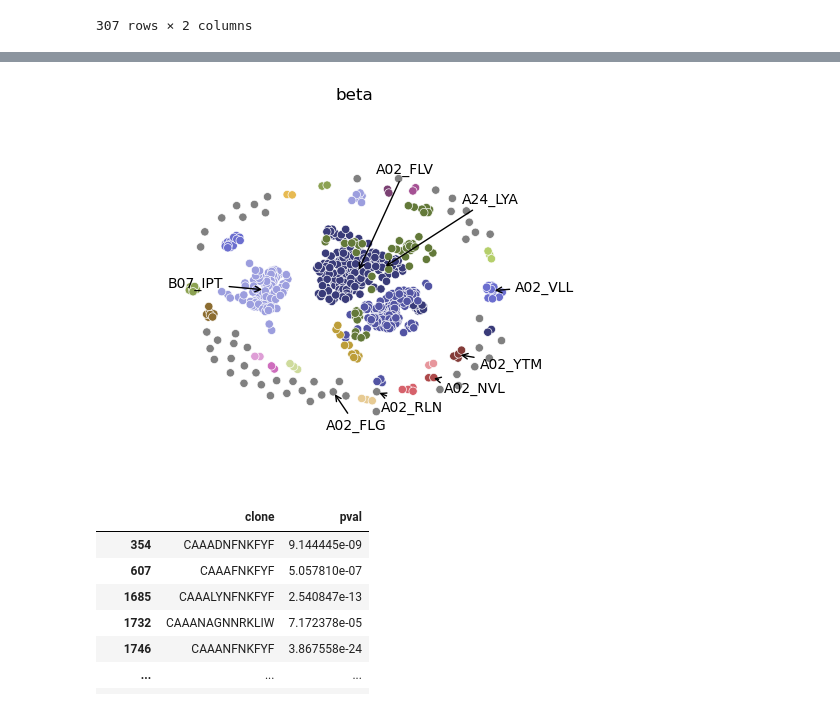
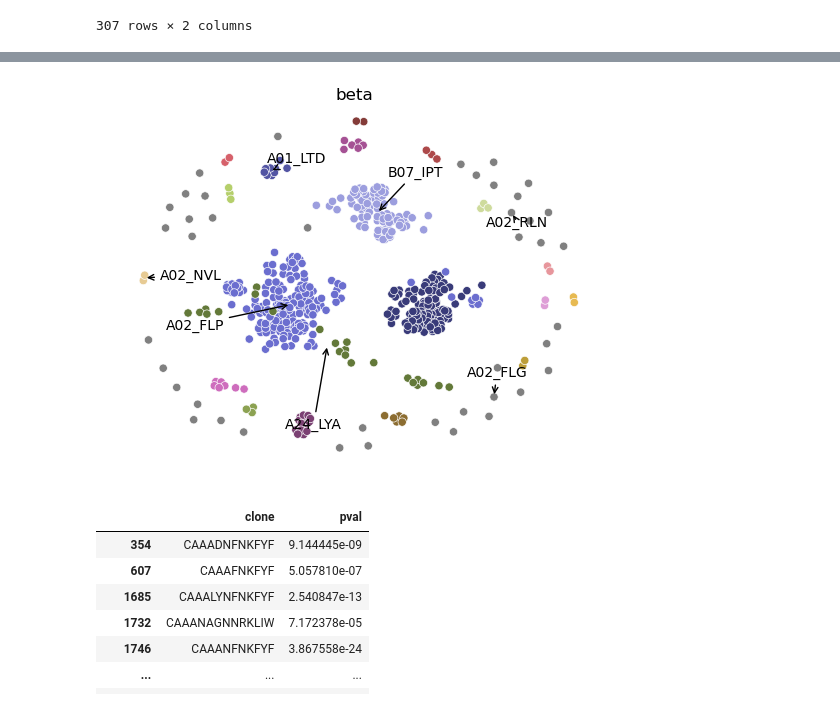
Before and after one commit to antigenomics/tcr-covid-classifier, a Jupyter notebook: notebooks/pvals_analysis.ipynb, the cells around one changed output, grey strips where cells are left out. Drawn from its saved outputs; the diff is of its cells as text; code cells hidden in the pictures.

```diff
--- a/notebooks/pvals_analysis.ipynb
+++ b/notebooks/pvals_analysis.ipynb
@@ -95,5 +134,5 @@ beta_pvals[beta_pvals.pval < 1e-6]
 # %%
-res_beta = seqs2hamming(beta_pvals[beta_pvals.pval < 1e-5].clone, viz_method='graphopt')
+res_beta = seqs2hamming(beta_pvals[lsu(beta_pvals.pval, q=0.01)].clone, viz_method='graphopt')
 # %%
 res_beta
 # %% [output]
@@ -135,19 +156,19 @@ for cluster_index in range(res_beta.cluster.max()):
 # %%
 plot_clonotype_clustering_with_epitope_labeling(res_beta,
                                                 beta_cluster_to_epi,
                                                 vdjdb,
                                                 gene='TRB',
                                                 cluster_size_threshold=0,
-                                                dist_to_center=650,
+                                                dist_to_center=450,
                                                 center_diff_threshold=75,
                                                 )
 
-plt.xlim(-1000, 1000)
-plt.ylim(-1000, 1000)
+plt.xlim(-700, 700)
+plt.ylim(-700, 700)
 plt.title('beta')
 plt.legend().set_visible(False)
 # %% [output]
-[figure, old version]
+[figure, new version]
 # %%
 alpha_pvals = pd.read_csv('data/covid_significant_clone_pvals_fmba_TRA_top_500k.csv').drop(columns=['Unnamed: 0'])
 # %%
```
Also changed, not shown: parts of 13 cells of this notebook, 16 other files.
